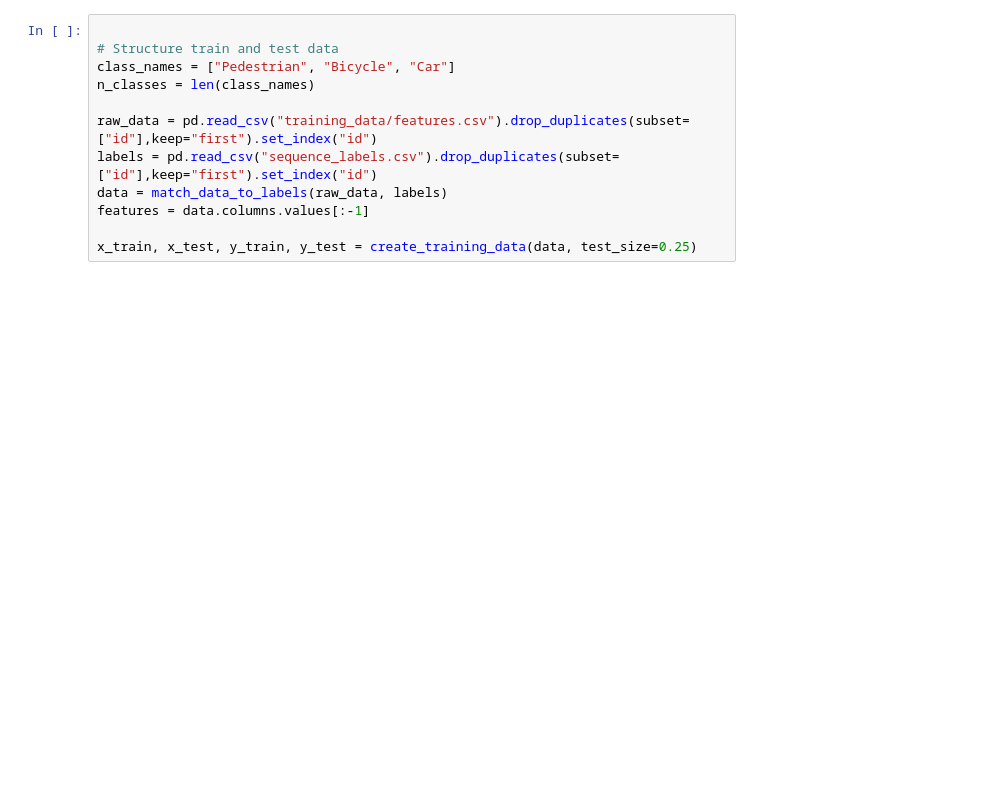
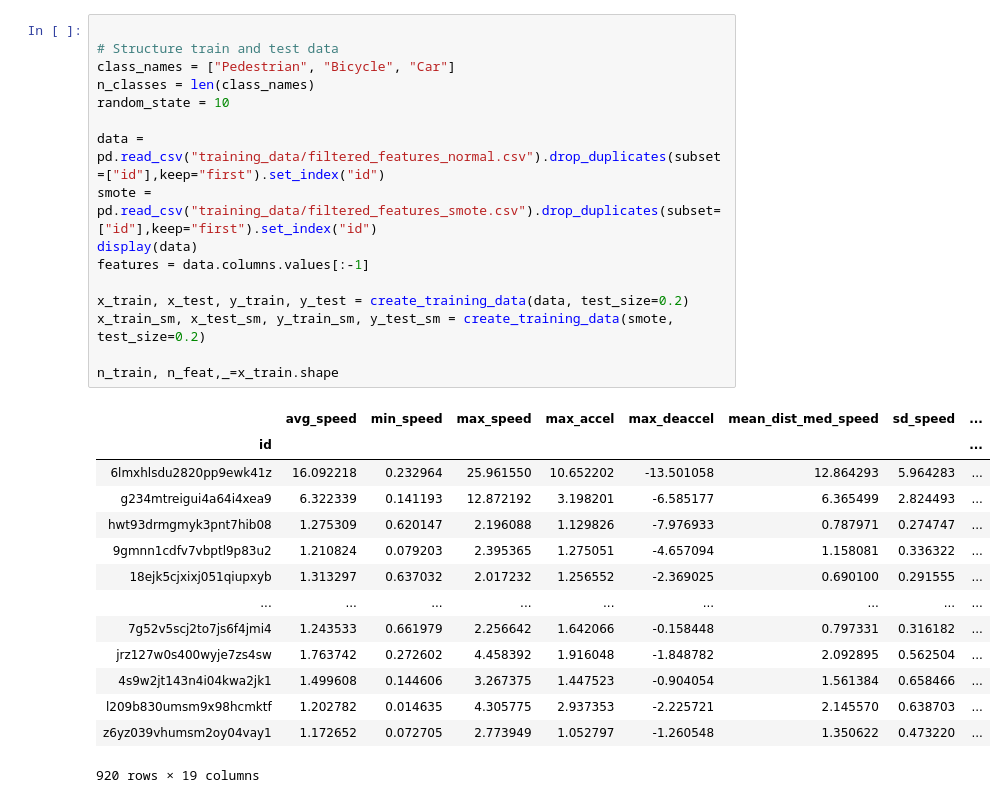
Before and after one commit to kristoffersaastad/mapillary, a Jupyter notebook: Model.ipynb, the cells around one changed output. Cells and saved outputs as stored; diff of their text form; blank space fills up the shorter version.

```diff
--- a/Model.ipynb
+++ b/Model.ipynb
@@ -41,12 +69,31 @@ def create_training_data(train, test_size=0.25):
 # %%
 
 # Structure train and test data
 class_names = ["Pedestrian", "Bicycle", "Car"]
 n_classes = len(class_names)
+random_state = 10
 
-raw_data = pd.read_csv("training_data/features.csv").drop_duplicates(subset=["id"],keep="first").set_index("id")
-labels = pd.read_csv("sequence_labels.csv").drop_duplicates(subset=["id"],keep="first").set_index("id")
-data = match_data_to_labels(raw_data, labels)
+data = pd.read_csv("training_data/filtered_features_normal.csv").drop_duplicates(subset=["id"],keep="first").set_index("id")
+smote = pd.read_csv("training_data/filtered_features_smote.csv").drop_duplicates(subset=["id"],keep="first").set_index("id")
+display(data)
 features = data.columns.values[:-1]
 
-x_train, x_test, y_train, y_test = create_training_data(data, test_size=0.25)
+x_train, x_test, y_train, y_test = create_training_data(data, test_size=0.2)
+x_train_sm, x_test_sm, y_train_sm, y_test_sm = create_training_data(smote, test_size=0.2)
+
+n_train, n_feat,_=x_train.shape
+# %% [output]
+|  | avg_speed | min_speed | max_speed | max_accel | max_deaccel | mean_dist_med_speed | sd_speed | ... |
+| id |  |  |  |  |  |  |  | ... |
+| 6lmxhlsdu2820pp9ewk41z | 16.092218 | 0.232964 | 25.961550 | 10.652202 | -13.501058 | 12.864293 | 5.964283 | ... |
+| g234mtreigui4a64i4xea9 | 6.322339 | 0.141193 | 12.872192 | 3.198201 | -6.585177 | 6.365499 | 2.824493 | ... |
+| hwt93drmgmyk3pnt7hib08 | 1.275309 | 0.620147 | 2.196088 | 1.129826 | -7.976933 | 0.787971 | 0.274747 | ... |
+| 9gmnn1cdfv7vbptl9p83u2 | 1.210824 | 0.079203 | 2.395365 | 1.275051 | -4.657094 | 1.158081 | 0.336322 | ... |
+| 18ejk5cjxixj051qiupxyb | 1.313297 | 0.637032 | 2.017232 | 1.256552 | -2.369025 | 0.690100 | 0.291555 | ... |
+| ... | ... | ... | ... | ... | ... | ... | ... | ... |
+| 7g52v5scj2to7js6f4jmi4 | 1.243533 | 0.661979 | 2.256642 | 1.642066 | -0.158448 | 0.797331 | 0.316182 | ... |
+| jrz127w0s400wyje7zs4sw | 1.763742 | 0.272602 | 4.458392 | 1.916048 | -1.848782 | 2.092895 | 0.562504 | ... |
+| 4s9w2jt143n4i04kwa2jk1 | 1.499608 | 0.144606 | 3.267375 | 1.447523 | -0.904054 | 1.561384 | 0.658466 | ... |
+| l209b830umsm9x98hcmktf | 1.202782 | 0.014635 | 4.305775 | 2.937353 | -2.225721 | 2.145570 | 0.638703 | ... |
+| z6yz039vhumsm2oy04vay1 | 1.172652 | 0.072705 | 2.773949 | 1.052797 | -1.260548 | 1.350622 | 0.473220 | ... |
+920 rows × 19 columns
```
Also changed, not shown: parts of 11 cells of this notebook, 38 other files.
